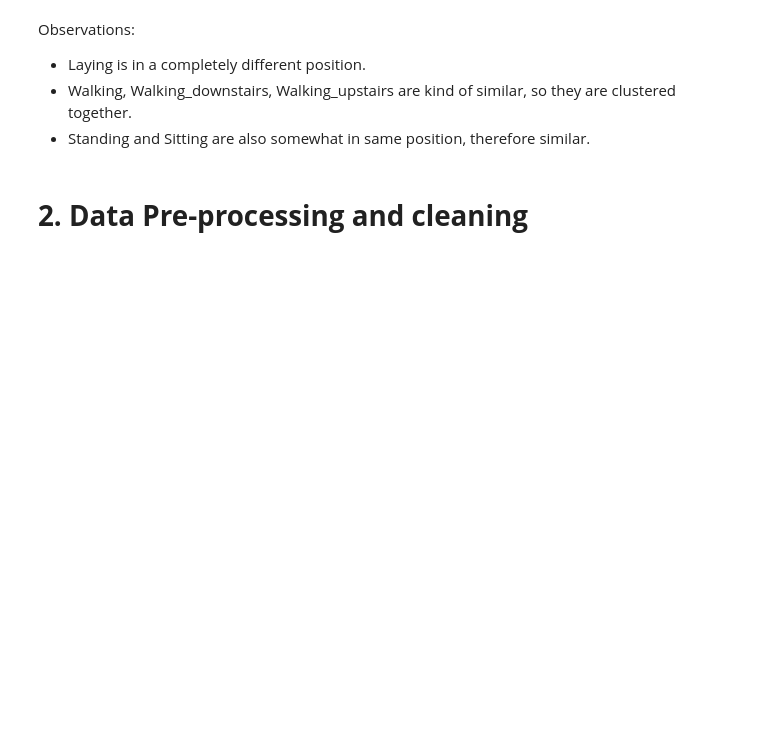
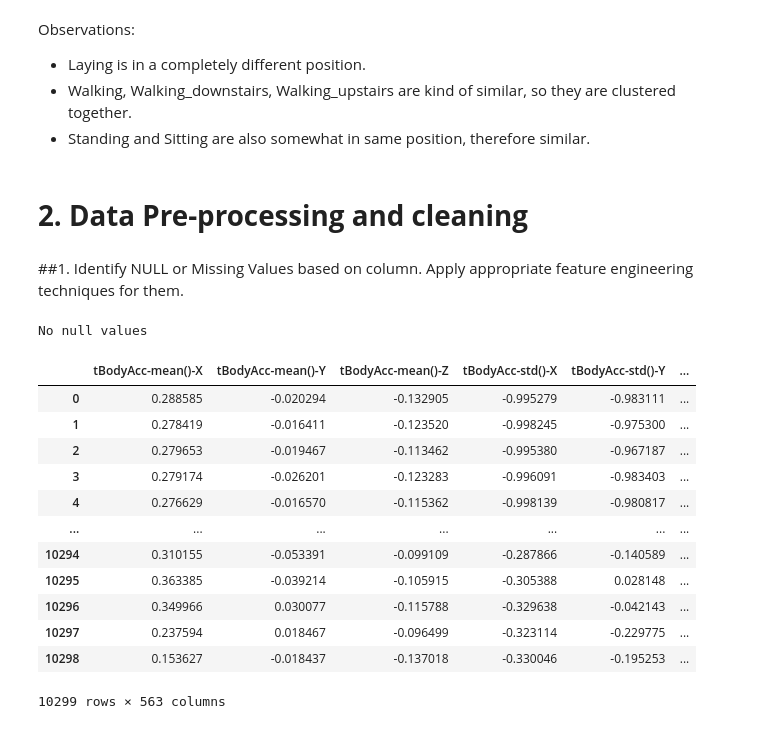
Before and after one commit to mshamesh/HumanActivityRecognition, a Jupyter notebook: Smartphones_assignment.ipynb, the cells around one changed output. Saved outputs shown, nothing was run; the diff lists cells and outputs as text; code cells hidden in the pictures; blank space fills up the shorter version.

Commit message:
Remove null values

```diff
--- a/Smartphones_assignment.ipynb
+++ b/Smartphones_assignment.ipynb
@@ -259,3 +259,34 @@ Observations:
 *   Standing and Sitting are also somewhat in same position, therefore similar.
 # %% [markdown]
 # **2. Data Pre-processing and cleaning**
+# %% [markdown]
+##1. Identify NULL or Missing Values based on column. Apply appropriate feature engineering techniques for them.
+# %%
+percent_null = activity_data.isnull().sum() * 100 / len(activity_data)
+null_value_df = pd.DataFrame({'Percentage_missing': percent_null})
+# missing_value_df.sort_values('percent_missing', inplace=True)
+z = null_value_df[null_value_df['Percentage_missing'] > 0]
+if len(z.index) > 0:
+  print (z)
+else:
+  print("No null values")
+# %% [output]
+No null values
+# %%
+# To drop all null or missing values
+
+activity_data.dropna()
+# %% [output]
+|  | tBodyAcc-mean()-X | tBodyAcc-mean()-Y | tBodyAcc-mean()-Z | tBodyAcc-std()-X | tBodyAcc-std()-Y | ... |
+| 0 | 0.288585 | -0.020294 | -0.132905 | -0.995279 | -0.983111 | ... |
+| 1 | 0.278419 | -0.016411 | -0.123520 | -0.998245 | -0.975300 | ... |
+| 2 | 0.279653 | -0.019467 | -0.113462 | -0.995380 | -0.967187 | ... |
+| 3 | 0.279174 | -0.026201 | -0.123283 | -0.996091 | -0.983403 | ... |
+| 4 | 0.276629 | -0.016570 | -0.115362 | -0.998139 | -0.980817 | ... |
+| ... | ... | ... | ... | ... | ... | ... |
+| 10294 | 0.310155 | -0.053391 | -0.099109 | -0.287866 | -0.140589 | ... |
+| 10295 | 0.363385 | -0.039214 | -0.105915 | -0.305388 | 0.028148 | ... |
+| 10296 | 0.349966 | 0.030077 | -0.115788 | -0.329638 | -0.042143 | ... |
+| 10297 | 0.237594 | 0.018467 | -0.096499 | -0.323114 | -0.229775 | ... |
+| 10298 | 0.153627 | -0.018437 | -0.137018 | -0.330046 | -0.195253 | ... |
+10299 rows × 563 columns
```
